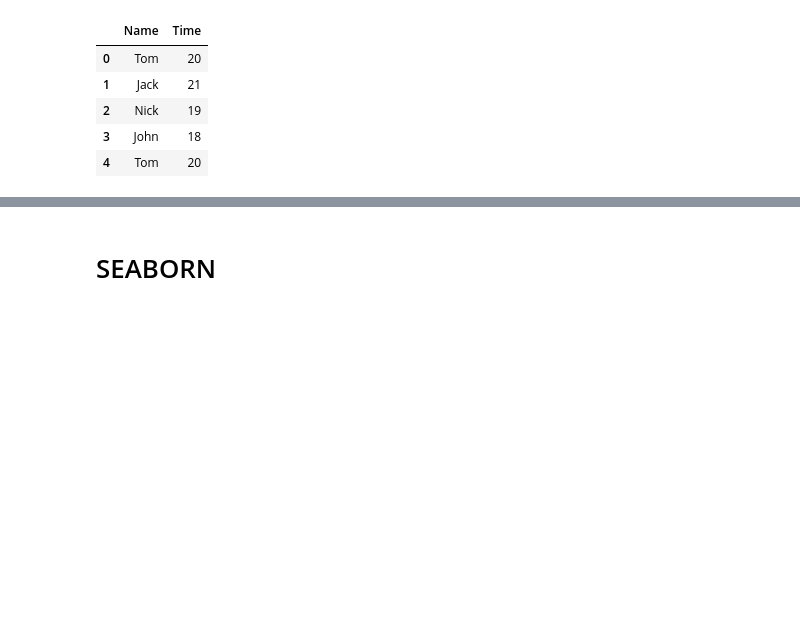
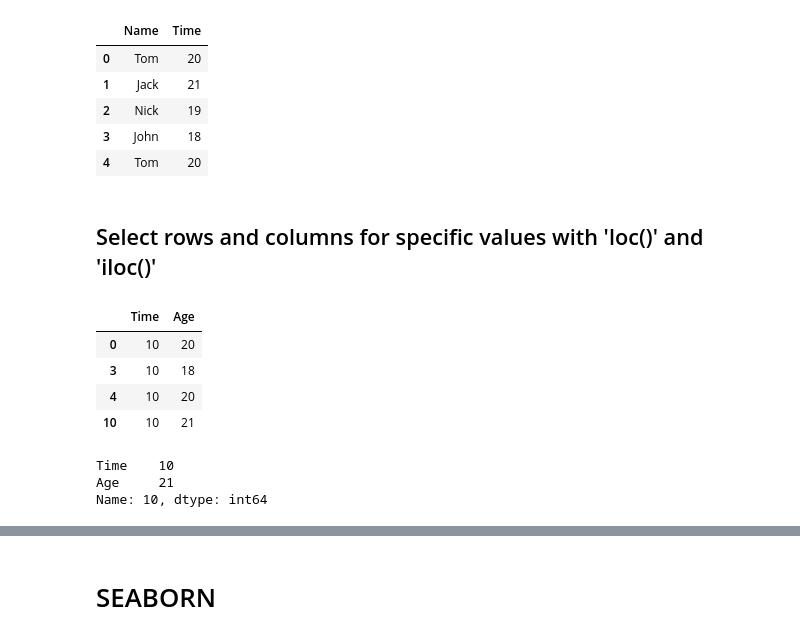
Before and after one commit to federico-trotta/Python_tips, a Jupyter notebook: Python_tips.ipynb, the cells around one changed output, grey strips where cells are left out. Drawn from its saved outputs; the diff is of its cells as text; code cells hidden in the pictures; blank space fills up the shorter version.

Commit message:
added loc and iloc

```diff
--- a/Python_tips.ipynb
+++ b/Python_tips.ipynb
@@ -313,3 +314,34 @@ time_cleaned.head()
 | 2 | Nick | 19 |
 | 3 | John | 18 |
 | 4 | Tom | 20 |
+# %% [markdown]
+## Select rows and columns for specific values with 'loc()' and 'iloc()'
+# %%
+import pandas as pd
+
+# initialize data of lists.
+data = {'Time':[10, 11, 12, 10,
+               10, 11, 12, 12,
+               11, 12, 10, 9,],
+        'Age':[20, 21, 19, 18,
+               20, 23, 19, 18,
+               21, 22, 21, 20]}
+
+# Create DataFrame
+df = pd.DataFrame(data)
+# %%
+#loc
+df.loc[df['Time'] == 10] #all the values with Time=10 with respective Age values
+# %% [output]
+|  | Time | Age |
+| 0 | 10 | 20 |
+| 3 | 10 | 18 |
+| 4 | 10 | 20 |
+| 10 | 10 | 21 |
+# %%
+#iloc
+df.iloc[df['Time'][0]] #selects first value in 'Time' and gives the corrispective in 'Age'
+# %% [output]
+Time    10
+Age     21
+Name: 10, dtype: int64
```
Also changed, not shown: parts of 6 cells of this notebook.
